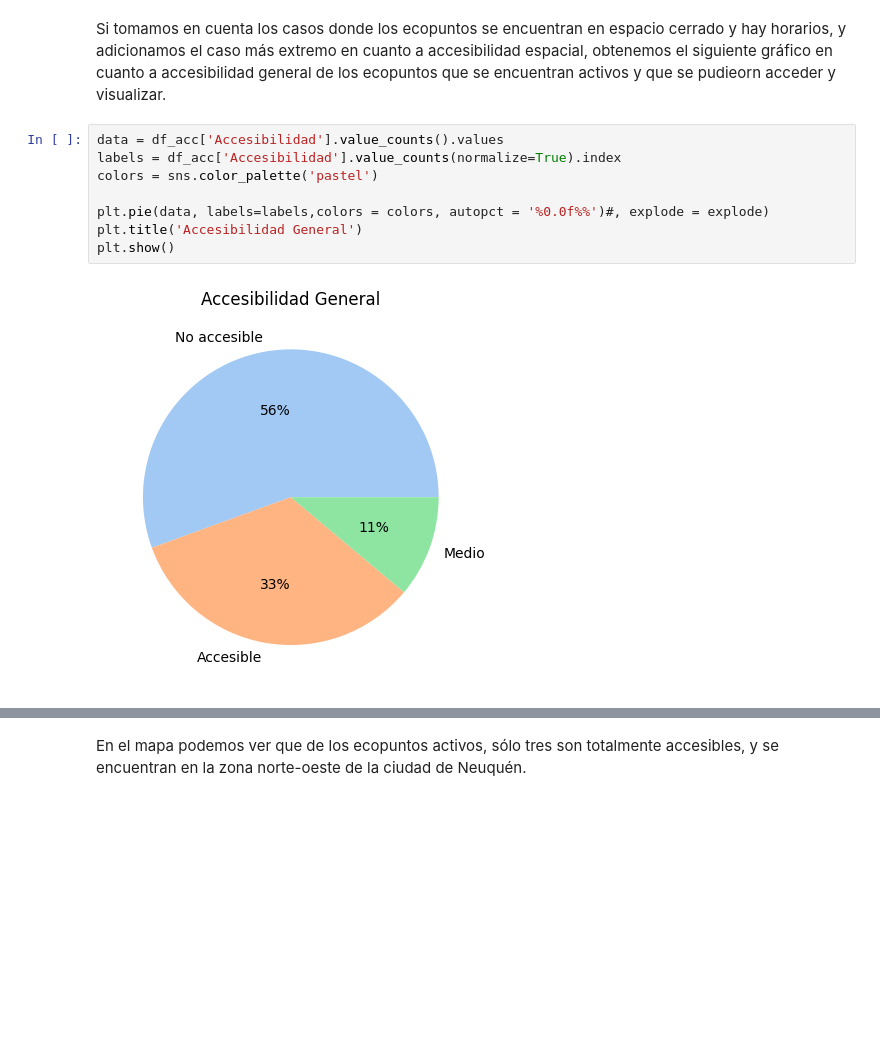
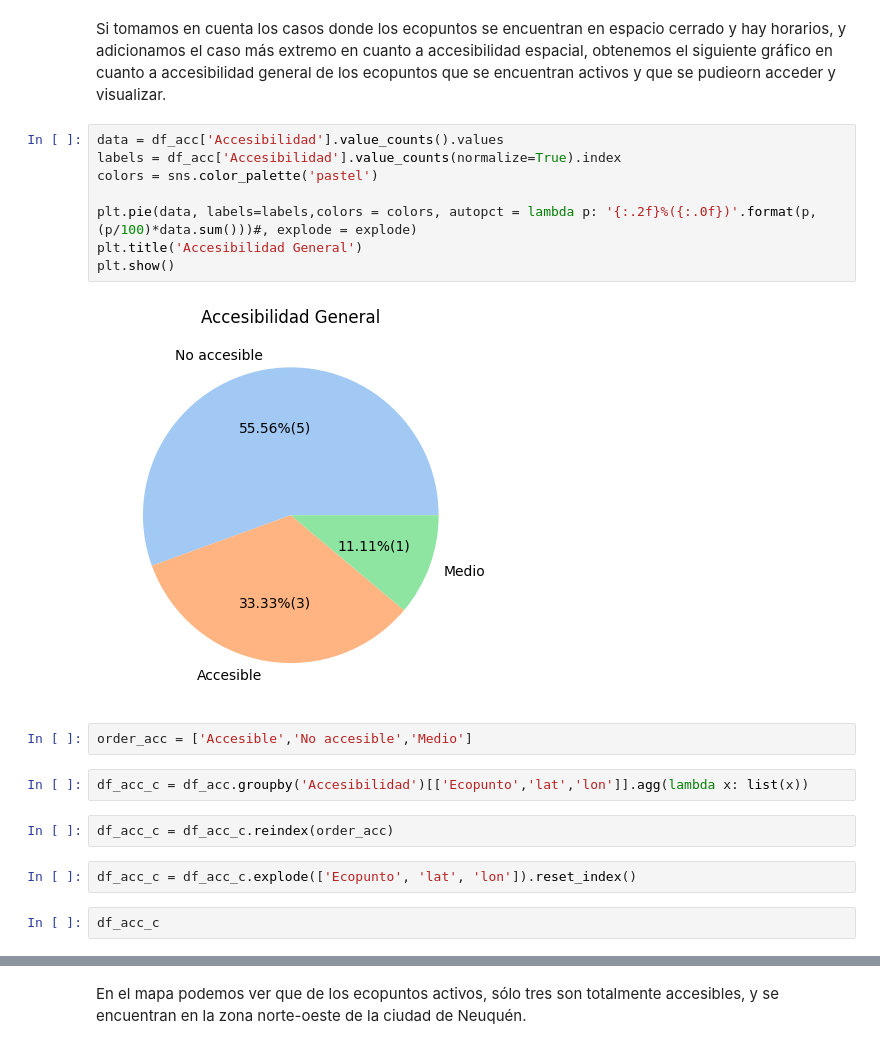
Before and after one commit to Ana1890/ecopuntos, a Jupyter notebook: AnalisisRelevamiento.ipynb, the cells around one changed output, grey strips where cells are left out. Saved outputs shown, nothing was run; the diff lists cells and outputs as text; blank space fills up the shorter version.

```diff
--- a/AnalisisRelevamiento.ipynb
+++ b/AnalisisRelevamiento.ipynb
@@ -173,11 +181,21 @@ Si tomamos en cuenta los casos donde los ecopuntos se encuentran en espacio cerr
 # %%
 data = df_acc['Accesibilidad'].value_counts().values
 labels = df_acc['Accesibilidad'].value_counts(normalize=True).index
 colors = sns.color_palette('pastel')
 
-plt.pie(data, labels=labels,colors = colors, autopct = '%0.0f%%')#, explode = explode)
+plt.pie(data, labels=labels,colors = colors, autopct = lambda p: '{:.2f}%({:.0f})'.format(p,(p/100)*data.sum()))#, explode = explode)
 plt.title('Accesibilidad General')
 plt.show()
 # %% [output]
-[figure, old version]
+[figure, new version]
+# %%
+order_acc = ['Accesible','No accesible','Medio']
+# %%
+df_acc_c = df_acc.groupby('Accesibilidad')[['Ecopunto','lat','lon']].agg(lambda x: list(x))
+# %%
+df_acc_c = df_acc_c.reindex(order_acc)
+# %%
+df_acc_c = df_acc_c.explode(['Ecopunto', 'lat', 'lon']).reset_index()
+# %%
+df_acc_c
 # %%
```
Also changed, not shown: parts of 11 cells of this notebook.
